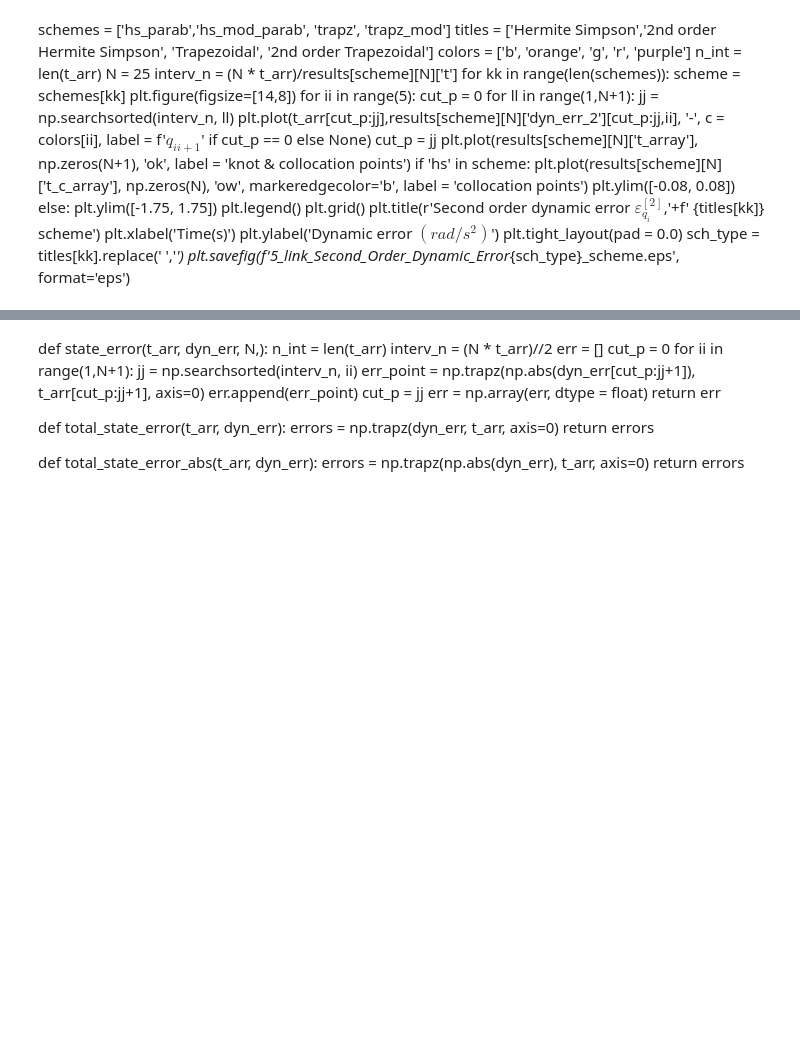
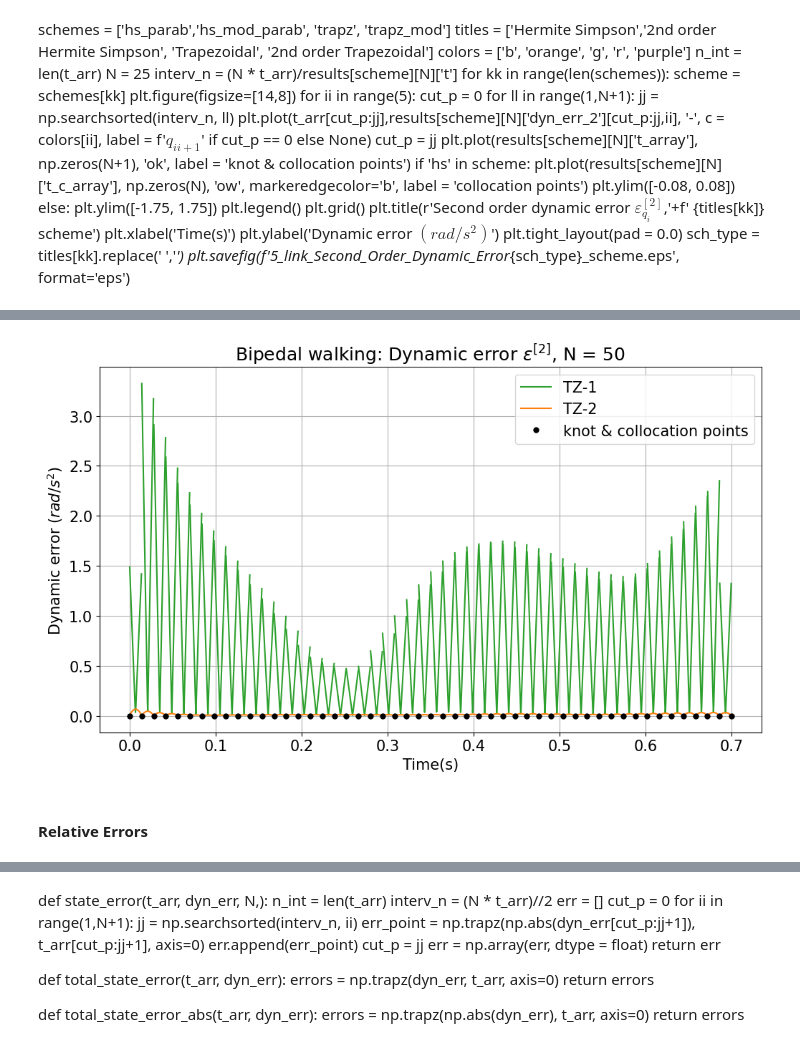
Before and after one commit to AunSiro/Cosejas_IRI, a Jupyter notebook: Casadi/Five-Link-Biped-new-opti-equispaced.ipynb, the cells around one changed output, grey strips where cells are left out. Cells and saved outputs as stored; diff of their text form; code cells hidden in the pictures; blank space fills up the shorter version.

```diff
--- a/Casadi/Five-Link-Biped-new-opti-equispaced.ipynb
+++ b/Casadi/Five-Link-Biped-new-opti-equispaced.ipynb
@@ -870,35 +933,0 @@ for ii in range(1):
-# %%
-schemes = ['trapz', 'trapz_mod']#, 'trapz', 'trapz_mod']
-titles = ['Trapezoidal', '2nd order Trapezoidal']#, 'Trapezoidal', 'Modified Trapezoidal']
-funcs = [arr_sum,]#arr_mod,  arr_max
-#func_tittles = ['Module of', 'Sum of absolute', 'Maximum of absolute']
-y_max_list = [0.12, 0.2, 0.09]
-n_int = len(t_arr)
-N = 50
-interv_n = (N * t_arr)/results[scheme][N]['t'][-1]
-for ii in range(1):
-    plt.figure(figsize=oct_fig_size)
-    for kk in range(2):
-        scheme = schemes[kk]
-        cut_p = 0
-        for ll in range(1,N+1):
-            jj = np.searchsorted(interv_n, ll)
-            y_plot = funcs[ii](results[scheme][N]['dyn_err_2'])
-            plt.plot(
-                t_arr[cut_p:jj],
-                y_plot[cut_p:jj],
-                '-', c = sch_to_color(scheme),
-                label = sch_to_lab(scheme) if cut_p == 0 else None)
-            cut_p = jj
-    plt.plot(results[scheme][N]['t'], np.zeros(N+1), 'ok',ms=5, label = 'knot & collocation points')
-    #plt.plot(results[scheme][N]['t_c_array'], np.zeros(N), 'ow', markeredgecolor='k', label = 'collocation points')
-    plt.legend()
-    plt.grid()
-    #plt.ylim([-0.01,y_max_list[ii]])
-    plt.title(r'Bipedal walking: Dynamic error $\varepsilon^{[2]}$,'+f' N = {N}')
-    plt.xlabel('Time(s)')
-    plt.ylabel('Dynamic error $(rad/s^2)$')
-    plt.tight_layout(pad = 0.0)
-    sch_type = func_tittles[ii].replace(' ','_')
-    #plt.yscale('log')
-    #plt.savefig(f'2d_order/5_link_Trapezoidal_N{N}_second_order_dynamic_error.pdf', format='pdf')
@@ -904,0 +1048,13 @@ for ii in range(1):
+# %%
+schemes = ['trapz', 'trapz_mod']
+N = 50
+plot_by_segments(results, schemes, N,
+                 thing_to_plot = 'sum_dyn_err_2_arr',
+                 title = r'Bipedal walking: Dynamic error $\varepsilon^{[2]}$,'+f' N = {N}',
+                 ylabel = 'Dynamic error $(rad/s^2)$')
+
+#plt.savefig(f'2d_order/5_link_Trapezoidal_N{N}_second_order_dynamic_error.eps', format='eps')
+# %% [output]
+[figure, added]
+# %% [markdown]
+#### Relative Errors
```
Also changed, not shown: parts of 65 cells of this notebook, 7 other files.
